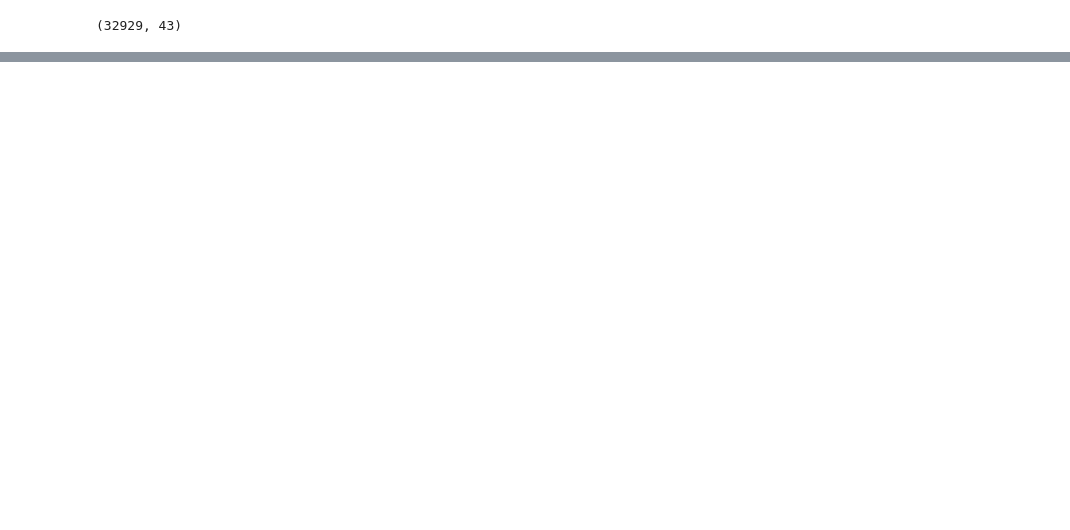
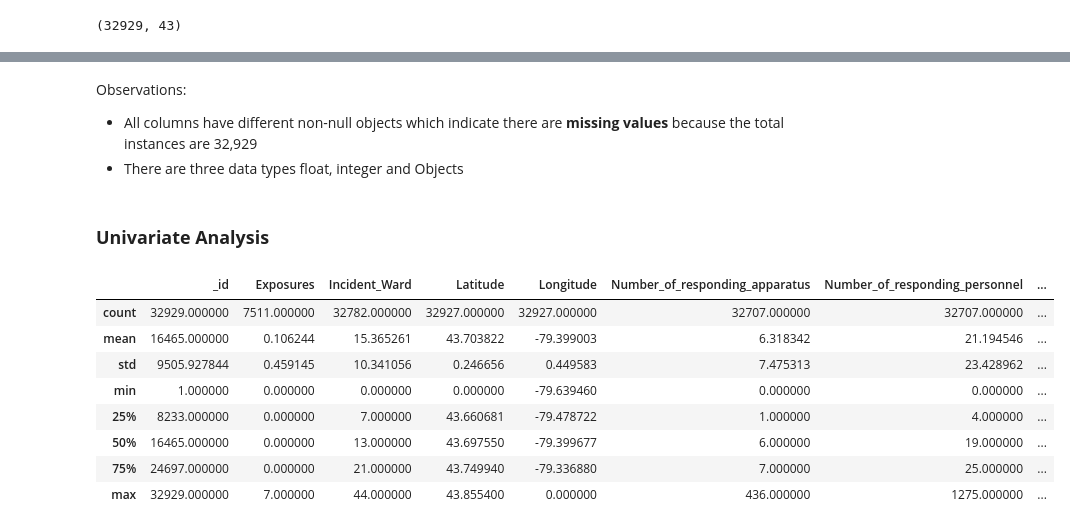
Before and after one commit to murisettysharmila28-creator/Fire-Incidents-Prediction, a Jupyter notebook: ML_v1.ipynb, the cells around one changed output, grey strips where cells are left out. Cells and saved outputs as stored; diff of their text form; code cells hidden in the pictures; blank space fills up the shorter version.

```diff
--- a/ML_v1.ipynb
+++ b/ML_v1.ipynb
@@ -49,0 +68,19 @@ memory usage: 10.8+ MB
+# %% [markdown]
+Observations:
+- All columns have different non-null objects which indicate there are **missing values** because the total instances are 32,929
+- There are three data types float, integer and Objects
+# %% [markdown]
+### **Univariate Analysis**
+# %%
+# Will provide analytic summary of Numerical features 'count of persons rescude'
+df.describe()
+# %% [output]
+|  | _id | Exposures | Incident_Ward | Latitude | Longitude | Number_of_responding_apparatus | Number_of_responding_personnel | ... |
+| count | 32929.000000 | 7511.000000 | 32782.000000 | 32927.000000 | 32927.000000 | 32707.000000 | 32707.000000 | ... |
+| mean | 16465.000000 | 0.106244 | 15.365261 | 43.703822 | -79.399003 | 6.318342 | 21.194546 | ... |
+| std | 9505.927844 | 0.459145 | 10.341056 | 0.246656 | 0.449583 | 7.475313 | 23.428962 | ... |
+| min | 1.000000 | 0.000000 | 0.000000 | 0.000000 | -79.639460 | 0.000000 | 0.000000 | ... |
+| 25% | 8233.000000 | 0.000000 | 7.000000 | 43.660681 | -79.478722 | 1.000000 | 4.000000 | ... |
+| 50% | 16465.000000 | 0.000000 | 13.000000 | 43.697550 | -79.399677 | 6.000000 | 19.000000 | ... |
+| 75% | 24697.000000 | 0.000000 | 21.000000 | 43.749940 | -79.336880 | 7.000000 | 25.000000 | ... |
+| max | 32929.000000 | 7.000000 | 44.000000 | 43.855400 | 0.000000 | 436.000000 | 1275.000000 | ... |
```
Also changed, not shown: parts of 8 cells of this notebook.
